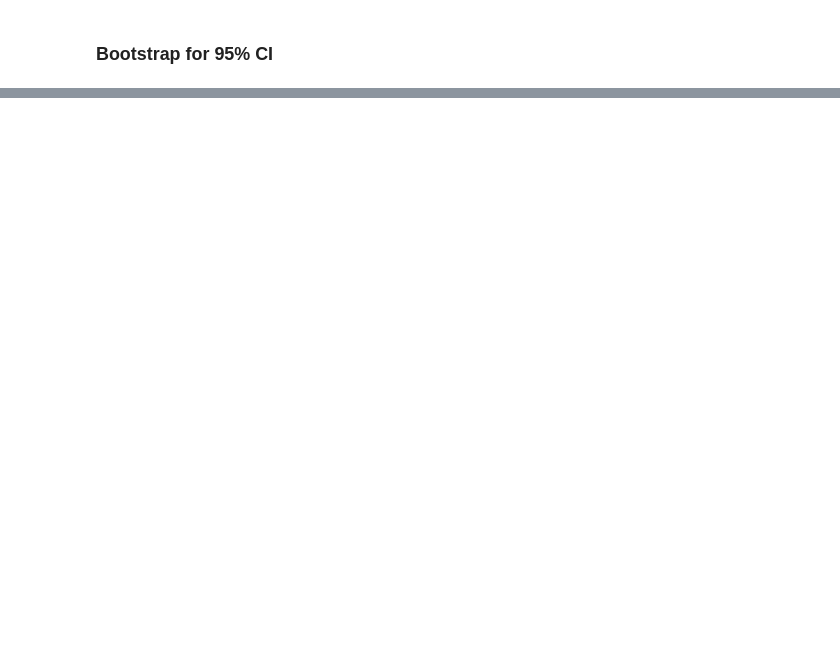
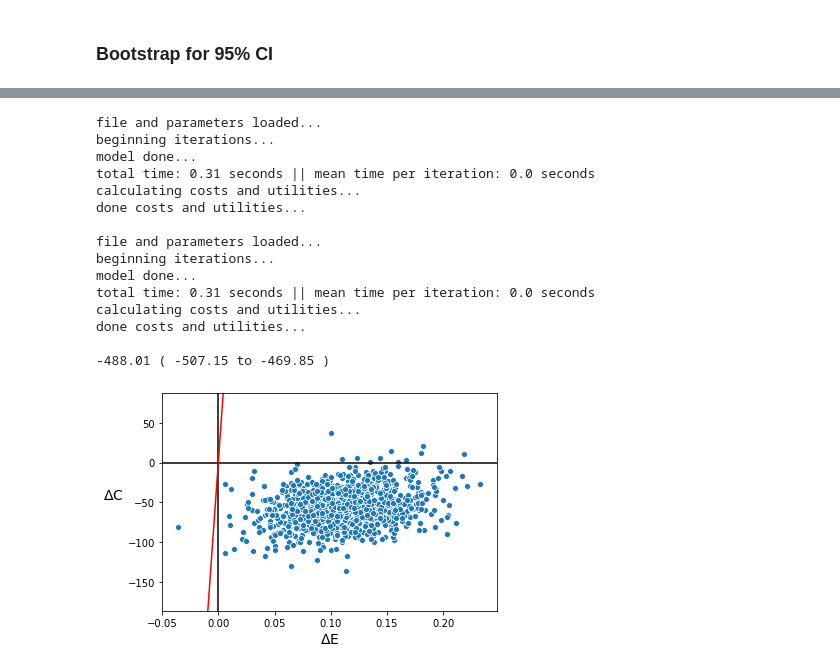
Before and after one commit to BrandonCChan/edamame, a Jupyter notebook: notebooks/Cost-Effectiveness Analysis.ipynb, the cells around one changed output, grey strips where cells are left out. Saved outputs shown, nothing was run; the diff lists cells and outputs as text; code cells hidden in the pictures; blank space fills up the shorter version.

```diff
--- a/notebooks/Cost-Effectiveness Analysis.ipynb
+++ b/notebooks/Cost-Effectiveness Analysis.ipynb
@@ -144,0 +153,19 @@ print(round(delta_mean_cost/delta_mean_utility,2),'(',round(ci[0][0],2),'to',rou
+# %%
+cea_analysis('../model_specifications/test_parameters_base.xlsx','../model_specifications/test_parameters_test.xlsx')
+# %% [output]
+file and parameters loaded...
+beginning iterations...
+model done...
+total time: 0.31 seconds || mean time per iteration: 0.0 seconds
+calculating costs and utilities...
+done costs and utilities...
+
+file and parameters loaded...
+beginning iterations...
+model done...
+total time: 0.31 seconds || mean time per iteration: 0.0 seconds
+calculating costs and utilities...
+done costs and utilities...
+
+-488.01 ( -507.15 to -469.85 )
+[figure, added]
```
Also changed, not shown: parts of 9 cells of this notebook.
